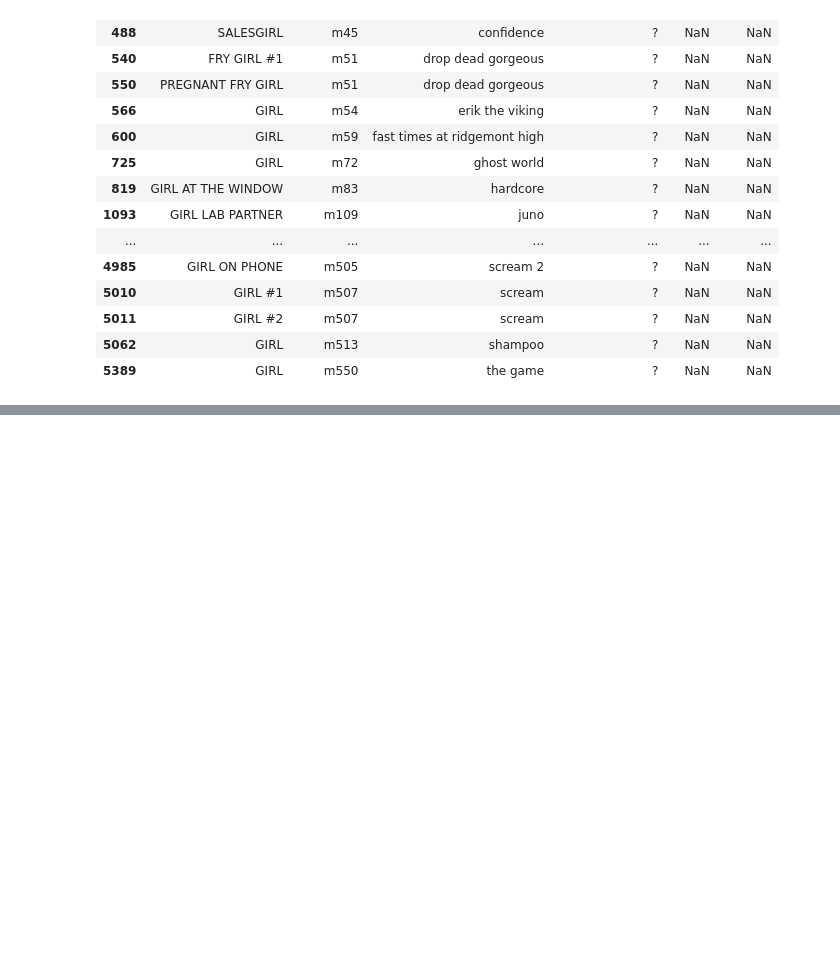
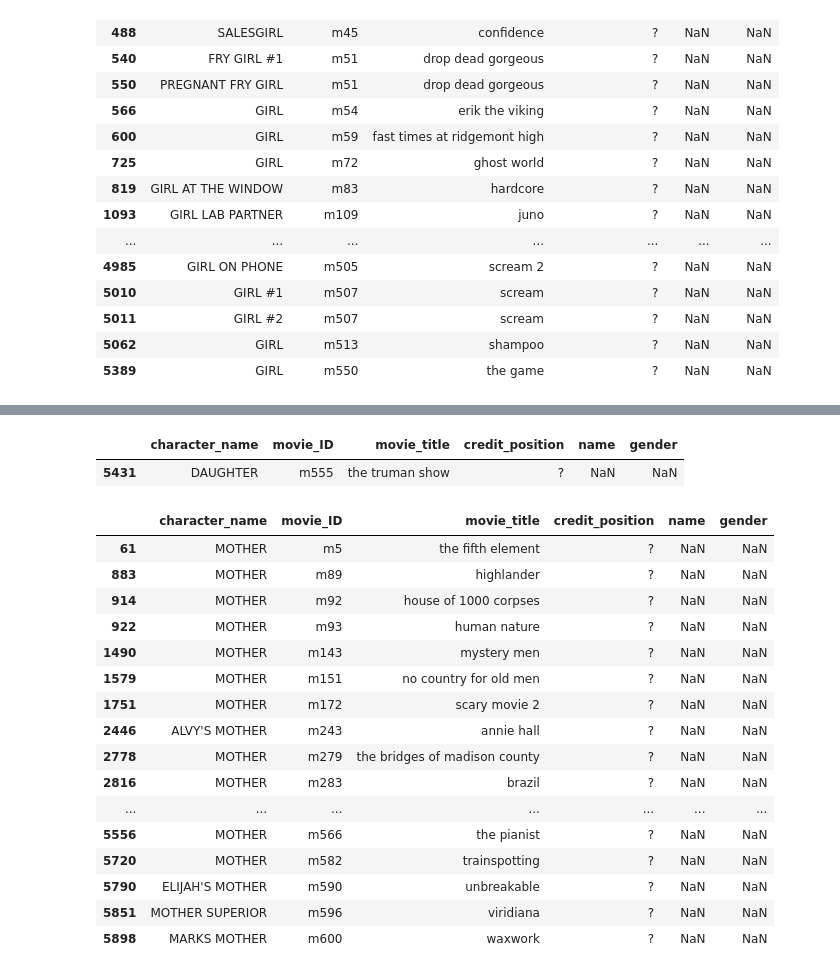
Before and after one commit to Data-Science-for-Linguists-2023/Movie-Gender-Dialogue-Analysis, a Jupyter notebook: Characters_Notebook.ipynb, the cells around one changed output, grey strips where cells are left out. Saved outputs shown, nothing was run; the diff lists cells and outputs as text; code cells hidden in the pictures; blank space fills up the shorter version.

```diff
--- a/Characters_Notebook.ipynb
+++ b/Characters_Notebook.ipynb
@@ -465,0 +527,25 @@ characters_ng_df[characters_ng_df.character_name.str.contains('GIRL')]
+# %%
+characters_ng_df[characters_ng_df.character_name.str.contains('DAUGHTER')]
+# %% [output]
+|  | character_name | movie_ID | movie_title | credit_position | name | gender |
+| 5431 | DAUGHTER | m555 | the truman show | ? | NaN | NaN |
+# %%
+characters_ng_df[characters_ng_df.character_name.str.contains('MOTHER')]
+# %% [output]
+|  | character_name | movie_ID | movie_title | credit_position | name | gender |
+| 61 | MOTHER | m5 | the fifth element | ? | NaN | NaN |
+| 883 | MOTHER | m89 | highlander | ? | NaN | NaN |
+| 914 | MOTHER | m92 | house of 1000 corpses | ? | NaN | NaN |
+| 922 | MOTHER | m93 | human nature | ? | NaN | NaN |
+| 1490 | MOTHER | m143 | mystery men | ? | NaN | NaN |
+| 1579 | MOTHER | m151 | no country for old men | ? | NaN | NaN |
+| 1751 | MOTHER | m172 | scary movie 2 | ? | NaN | NaN |
+| 2446 | ALVY'S MOTHER | m243 | annie hall | ? | NaN | NaN |
+| 2778 | MOTHER | m279 | the bridges of madison county | ? | NaN | NaN |
+| 2816 | MOTHER | m283 | brazil | ? | NaN | NaN |
+| ... | ... | ... | ... | ... | ... | ... |
+| 5556 | MOTHER | m566 | the pianist | ? | NaN | NaN |
+| 5720 | MOTHER | m582 | trainspotting | ? | NaN | NaN |
+| 5790 | ELIJAH'S MOTHER | m590 | unbreakable | ? | NaN | NaN |
+| 5851 | MOTHER SUPERIOR | m596 | viridiana | ? | NaN | NaN |
+| 5898 | MARKS MOTHER | m600 | waxwork | ? | NaN | NaN |
```
Also changed, not shown: parts of 18 cells of this notebook.
